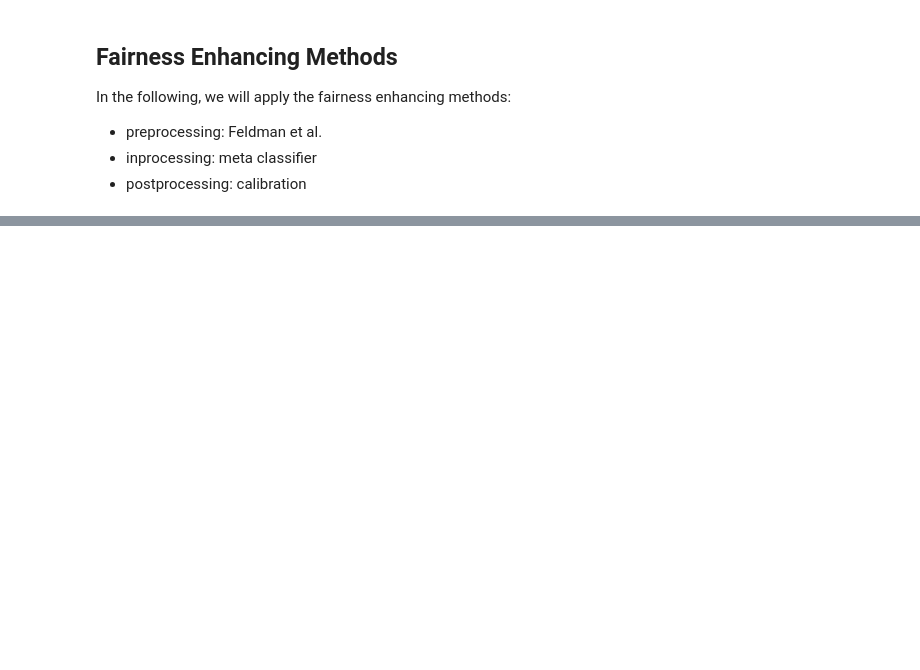
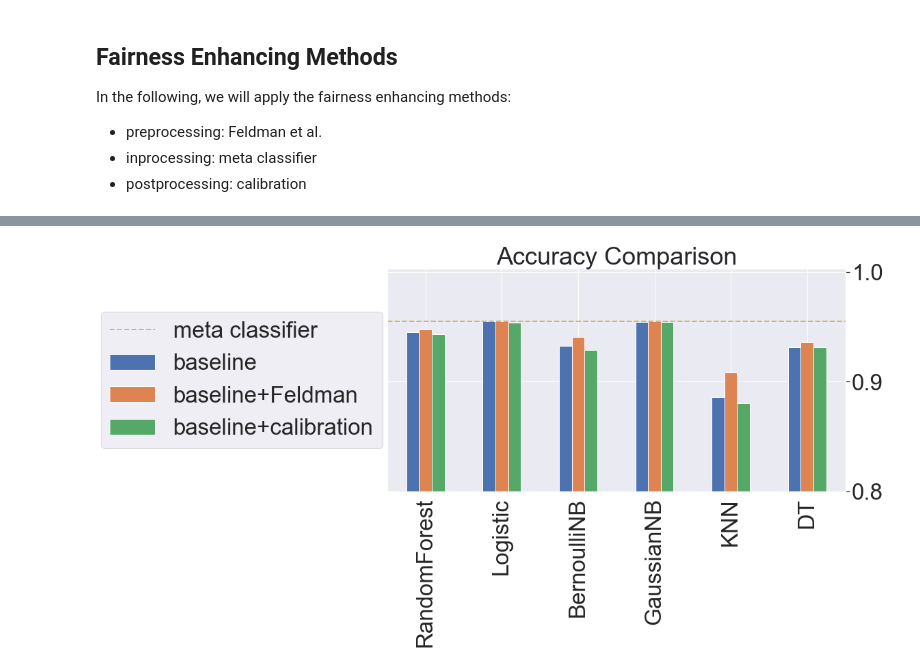
Before and after one commit to deardelia/MachineLearning_bias_analysis, a Jupyter notebook: 1212_clean.ipynb, the cells around one changed output, grey strips where cells are left out. Cells and saved outputs as stored; diff of their text form; code cells hidden in the pictures; blank space fills up the shorter version.

```diff
--- a/1212_clean.ipynb
+++ b/1212_clean.ipynb
@@ -412,13 +499,9 @@ References:
 from BlackBoxAuditing.repairers.GeneralRepairer import Repairer
 all_data = data1.values.tolist()
 feature_list = data1.keys().to_list()
-feature_to_repair = feature_list.index('sex')
-repairer = Repairer(all_data, feature_to_repair, 0.8, False)
-repaired_sex_data = repairer.repair(all_data)
 feature_to_repair = feature_list.index('race')
-repairer = Repairer(repaired_sex_data, feature_to_repair, 1.0, False)
-repaired_data = repairer.repair(repaired_sex_data)
-print(repaired_data[:10])
+repairer = Repairer(all_data, feature_to_repair, 1.0, False)
+repaired_data = repairer.repair(all_data)
 # %%
 # convert repaired_data (list) ro df
 repaired_df = pd.DataFrame(repaired_data, columns=feature_list)
@@ -632,25 +694,23 @@ https://github.com/gpleiss/equalized_odds_and_calibration/blob/master/calib_eq_o
 from aif360.algorithms.postprocessing.calibrated_eq_odds_postprocessing import CalibratedEqOddsPostprocessing
 
 
-priviledged = [{'race_code': 0}, {'race_code': 1}, {'race_code': 3}, {'race_code': 4}]
-unpriviledged = [{'race_code': 2}, {'race_code': 5}]
+priviledged = [{'race_Caucasian': 0}]
+unpriviledged = [{'race_Caucasian': 1}]
 calibration = CalibratedEqOddsPostprocessing(unpriviledged, priviledged)
 
 from aif360.datasets.binary_label_dataset import BinaryLabelDataset
 
-protected_attr_names = ['race_code']
-unprivileged_protected_attributes = [[2, 5]]
-privileged_protected_attributes = [[0, 1, 3, 4]]
+protected_attr_names = ['race_Other', 'race_Native American', 'race_Hispanic', 'race_Asian', 'race_Caucasian', 'race_African-American']
 data_true = pd.concat([test1_x, test1_y], axis = 1)
 dataset_true = BinaryLabelDataset(df=data_true, label_names=Target,
         protected_attribute_names=protected_attr_names)
+
 cali_res = []
 for alg in MLA:
     data_pred = pd.concat([test1_x, MLA_predict[alg.__class__.__name__]], axis = 1)
-    data_pred.columns = data1_x_calc+Target
+    data_pred.columns = data1_x_cal_dummied+Target
     dataset_pred = BinaryLabelDataset(df=data_pred, label_names=Target, protected_attribute_names=protected_attr_names)
     cali_res.append(calibration.fit_predict(dataset_true, dataset_pred))
-# print(cali_res[0].labels.tolist())
 # %%
 # calculate DI score for calibration
 DI_res_cali = []
@@ -714,0 +782,11 @@ plt.show()
+# %%
+acc_cmp = pd.DataFrame(np.c_[base_acc, feldman_acc, cali_acc], index=x_axis)
+ax = acc_cmp.plot.bar()
+ax.axhline(y=meta_acc, color='y', linestyle='--', lw=2)
+ax.legend(["meta classifier", "baseline", "baseline+Feldman", "baseline+calibration"], loc='center left',bbox_to_anchor=(-0.65, 0.5))
+ax.axis(ymin=0.8)
+ax.yaxis.tick_right()
+plt.title("Accuracy Comparison")
+plt.show()
+# %% [output]
+[figure, added]
```
Also changed, not shown: parts of 35 cells of this notebook.
